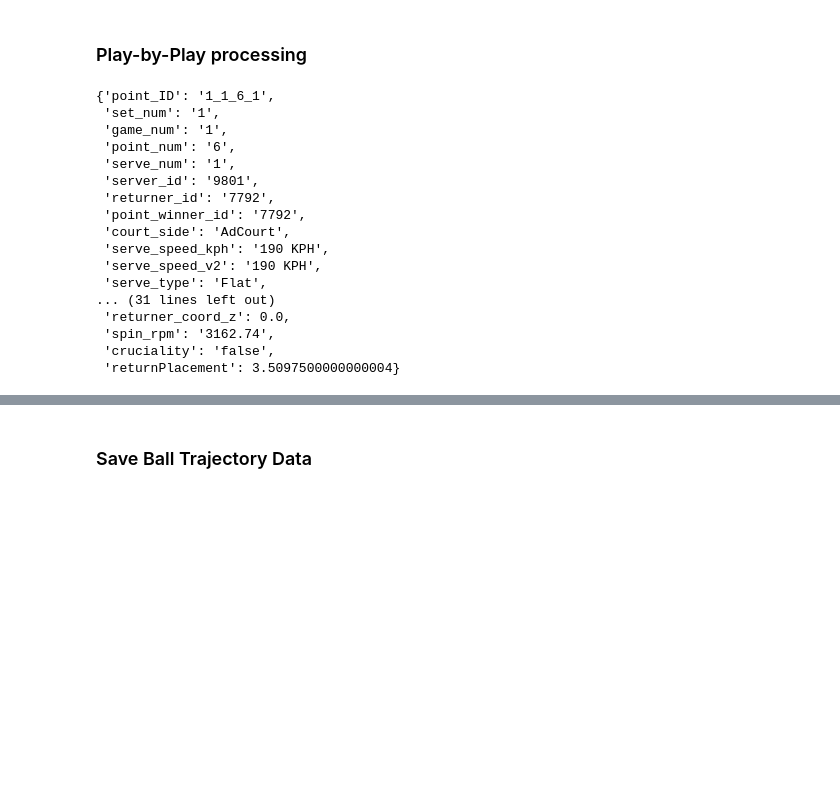
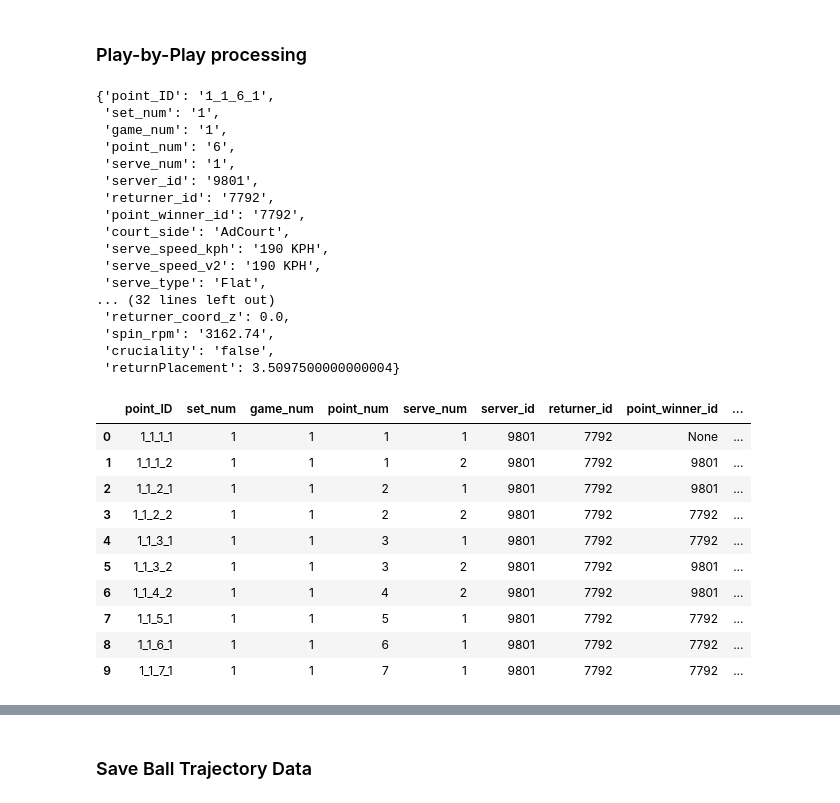
Before and after one commit to petertea96/tennis_analytics, a Jupyter notebook: projects/roland_garros_tracking_data/collect_data/process_rg_files.ipynb, the cells around one changed output, grey strips where cells are left out. Drawn from its saved outputs; the diff is of its cells as text; code cells hidden in the pictures; blank space fills up the shorter version.

```diff
--- a/projects/roland_garros_tracking_data/collect_data/process_rg_files.ipynb
+++ b/projects/roland_garros_tracking_data/collect_data/process_rg_files.ipynb
@@ -106,7 +126,7 @@ available_matches.to_csv('matches_in_repo.csv')
 ### Rough Notes
 # %%
 # Open one tracking json file (for debugging***)
-with open('json_data/year_2020_SM001_tracking_data.json') as filename:
+with open('../json_data/year_2020_SM001_tracking_data.json') as filename:
   atp_tracking_data_json = json.load(filename)
 # %%
 atp_tracking_data_dict = atp_tracking_data_json['courtVisionData'][0]
@@ -177,6 +197,13 @@ def get_point_level_info(one_point_sequence):
     is_track_avail = True
     if len(one_point_sequence['trajectoryData']) == 0 :
         is_track_avail = False
+
+    z_net_serve = None
+    if is_track_avail :
+        served_ball_loc_net = one_point_sequence['trajectoryData'][2]
+
+        if served_ball_loc_net['position'] == 'net':
+            z_net_serve = served_ball_loc_net['z']
 
 
     # Identify whether serve bounce is Body, Wide, or Down the T
@@ -238,7 +265,7 @@ def get_point_level_info(one_point_sequence):
         serveBounceCordinate_y = one_point_sequence['serveBounceCordinate']['y'],
         serveBounceCordinate_z = one_point_sequence['serveBounceCordinate']['z'],
         serve_dir = serve_dir,
-
+        z_net_serve = z_net_serve,
         # (initial) Ball coordinate on last shot
         ballHitCordinate_x = one_point_sequence['ballHitCordinate']['x'],
         ballHitCordinate_y = one_point_sequence['ballHitCordinate']['y'],
@@ -266,7 +293,7 @@ def get_point_level_info(one_point_sequence):
     return point_dict
 # %%
 # Open one tracking json file
-with open('json_data/year_2020_SM001_tracking_data.json') as filename:
+with open('../json_data/year_2020_SM001_tracking_data.json') as filename:
   atp_tracking_data_json = json.load(filename)
 
 atp_tracking_data_dict = atp_tracking_data_json['courtVisionData'][0]
@@ -288,7 +315,7 @@ get_point_level_info(one_point_sequence)
  'serve_speed_kph': '190 KPH',
  'serve_speed_v2': '190 KPH',
  'serve_type': 'Flat',
-... (31 lines left out)
+... (32 lines left out)
  'returner_coord_z': 0.0,
  'spin_rpm': '3162.74',
  'cruciality': 'false',
@@ -322,10 +349,23 @@ def get_match_point_level_info(raw_json_file):
     return match_point_df
 # %%
 test_match = get_match_point_level_info(atp_tracking_data_json)
-test_match.to_csv('point_sequence_djokovic_nadal_2020_rolandgarros_pbp.csv', index = False)
+test_match.head(10)
+#test_match.to_csv('point_sequence_djokovic_nadal_2020_rolandgarros_pbp.csv', index = False)
 #test_match[['point_ID','server_coord_x', 'server_coord_y', 'server_coord_z', 'returner_coord_x','returner_coord_y', 'returner_coord_z']]
 
 #test_match[['point_end_type', 'error_type', 'fault_distance_missed_m','last_stroke_net_height_m', 'serveBounceCordinate_x', 'serveBounceCordinate_y', 'serveBounceCordinate_z']]
+# %% [output]
+|  | point_ID | set_num | game_num | point_num | serve_num | server_id | returner_id | point_winner_id | ... |
+| 0 | 1_1_1_1 | 1 | 1 | 1 | 1 | 9801 | 7792 | None | ... |
+| 1 | 1_1_1_2 | 1 | 1 | 1 | 2 | 9801 | 7792 | 9801 | ... |
+| 2 | 1_1_2_1 | 1 | 1 | 2 | 1 | 9801 | 7792 | 9801 | ... |
+| 3 | 1_1_2_2 | 1 | 1 | 2 | 2 | 9801 | 7792 | 7792 | ... |
+| 4 | 1_1_3_1 | 1 | 1 | 3 | 1 | 9801 | 7792 | 7792 | ... |
+| 5 | 1_1_3_2 | 1 | 1 | 3 | 2 | 9801 | 7792 | 9801 | ... |
+| 6 | 1_1_4_2 | 1 | 1 | 4 | 2 | 9801 | 7792 | 9801 | ... |
+| 7 | 1_1_5_1 | 1 | 1 | 5 | 1 | 9801 | 7792 | 7792 | ... |
+| 8 | 1_1_6_1 | 1 | 1 | 6 | 1 | 9801 | 7792 | 7792 | ... |
+| 9 | 1_1_7_1 | 1 | 1 | 7 | 1 | 9801 | 7792 | 7792 | ... |
 # %%
 #test_match[['point_ID', 'point_end_type', 'strokeType', 'hand']]
 #test_match[['is_track_avail','point_ID', 'point_end_type', 'error_type', 'serve_num', 'distance_missed_fault_ft', 'distance_missed_fault_m', 'last_stroke_net_clearance_m']]
```
Also changed, not shown: parts of 3 cells of this notebook, 30 other files.
